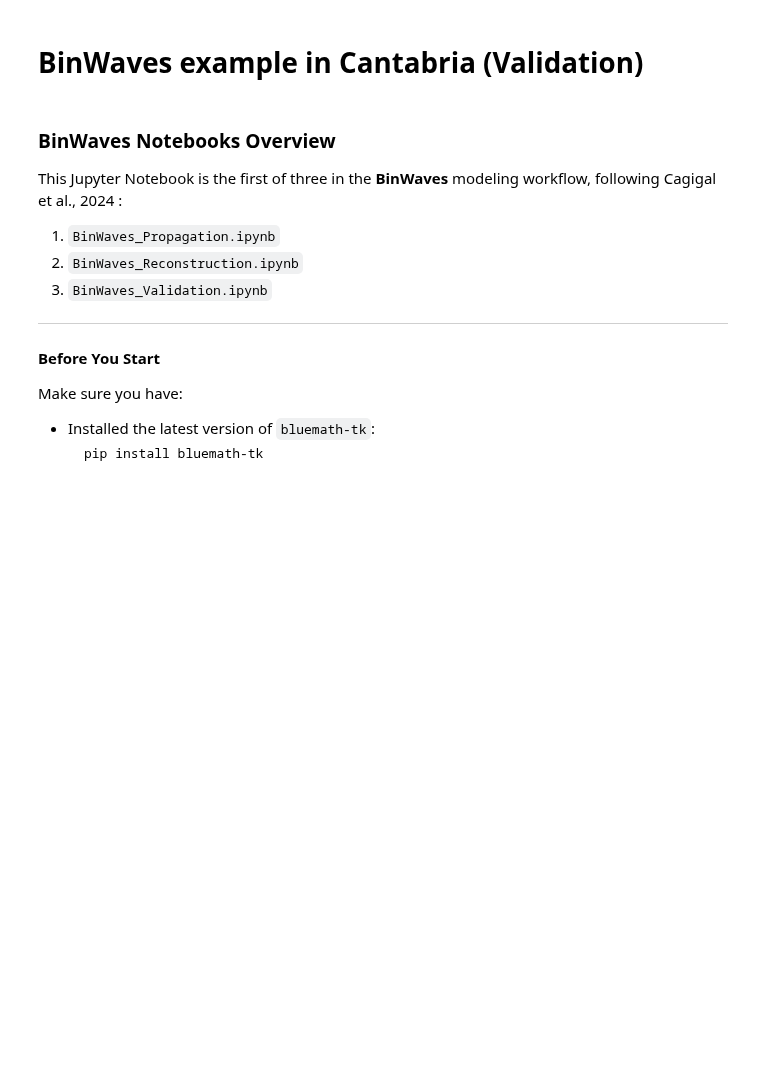
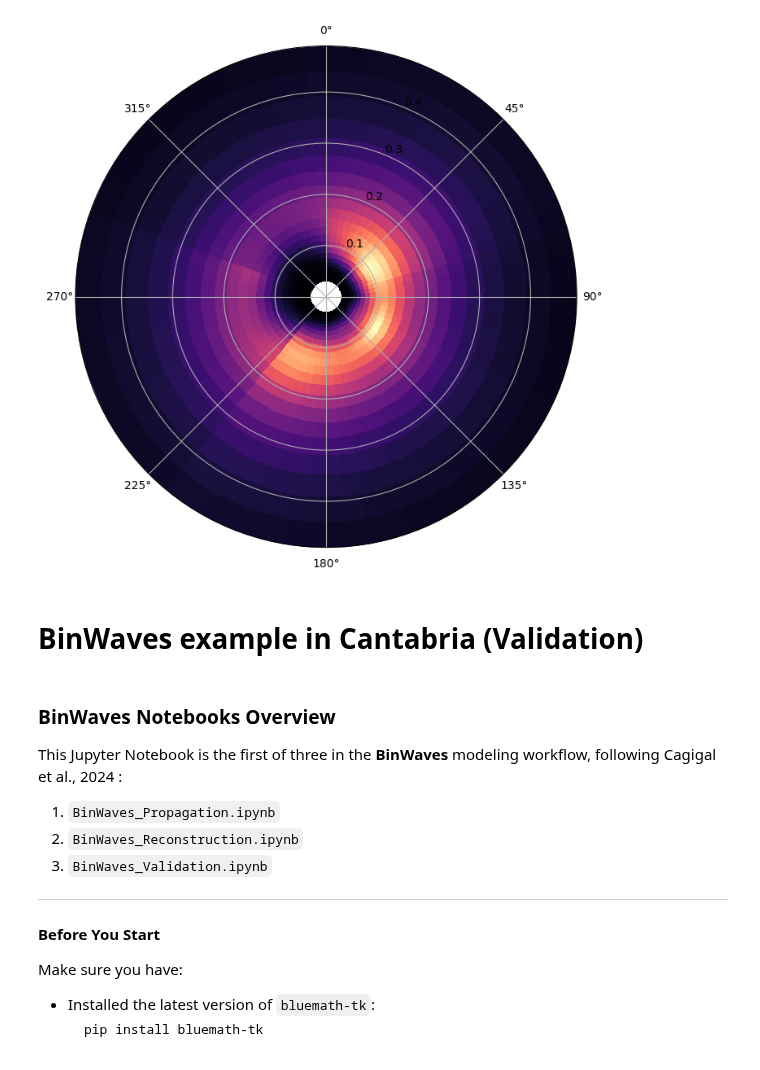
Before and after one commit to JenMontano/BlueMath, a Jupyter notebook: climate_services/hindcast/BinWaves_NorthCarolina_SuperPoint/03_Validation.ipynb, the cells around one changed output. Drawn from its saved outputs; the diff is of its cells as text; code cells hidden in the pictures; blank space fills up the shorter version.

```diff
--- a/climate_services/hindcast/BinWaves_NorthCarolina_SuperPoint/03_Validation.ipynb
+++ b/climate_services/hindcast/BinWaves_NorthCarolina_SuperPoint/03_Validation.ipynb
@@ -0,0 +73,2 @@
+# %%
+stations_data = stations_data.compute()
@@ -0,0 +90,22 @@
+# %%
+import importlib
+
+import bluemath_tk.waves.superpoint
+importlib.reload(bluemath_tk.waves.superpoint)
+from bluemath_tk.waves.superpoint import superpoint_calculation
+
+sectors_for_each_station = {}
+stations_id = [2856368, 2856356, 2844344, 2832332, 2824332]
+stations_sector = [(288, 360), (360, 72), (72, 144), (144, 216), (216, 288)]
+
+for i, station_id in enumerate(stations_data.station.values):
+    sectors_for_each_station[station_id] = stations_sector[i]
+
+# Call the function
+stations_data_array = stations_data['efth']
+superpoint_result = superpoint_calculation(
+    stations_data=stations_data_array,
+    stations_dimension_name='station',
+    sectors_for_each_station=sectors_for_each_station
+)
+superpoint_result
@@ -1,3 +135,10 @@
+# %%
+import importlib
+
+from utils.spectrum_plot import Plot_spectrum
+Plot_spectrum(superpoint_result, average=True);
+# %% [output]
+[figure, added]
 # %% [markdown]
 # BinWaves example in Cantabria (Validation)
 # %% [markdown]
```
Also changed, not shown: parts of 20 cells of this notebook, 6 other files.
